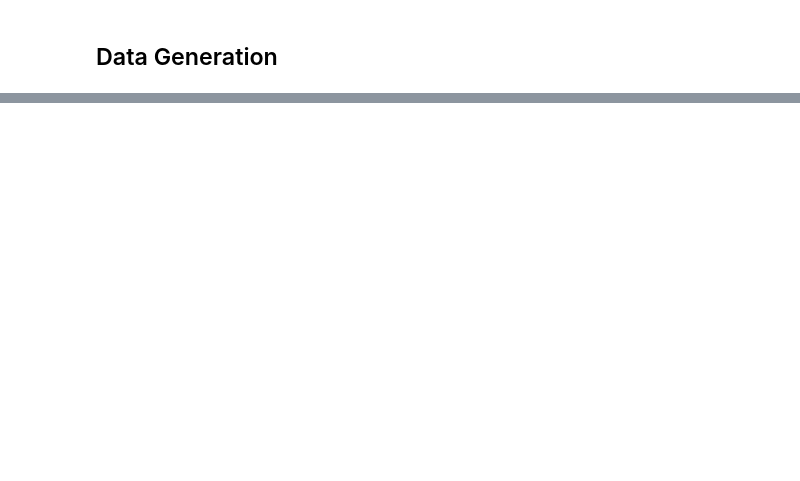
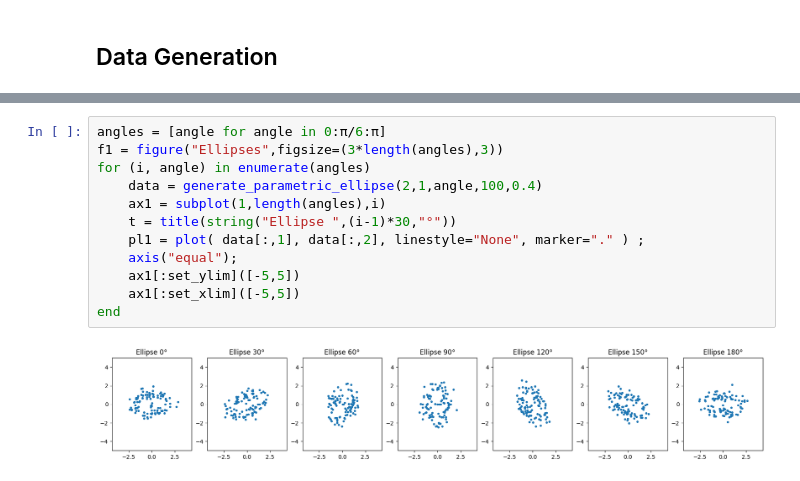
Before and after one commit to AndrewJSchoen/Jupyter, a Jupyter notebook: Tensor.ipynb, the cells around one changed output, grey strips where cells are left out. Saved outputs shown, nothing was run; the diff lists cells and outputs as text; blank space fills up the shorter version.

```diff
--- a/Tensor.ipynb
+++ b/Tensor.ipynb
@@ -29,0 +42,14 @@ end
+# %%
+angles = [angle for angle in 0:π/6:π]
+f1 = figure("Ellipses",figsize=(3*length(angles),3))
+for (i, angle) in enumerate(angles)
+    data = generate_parametric_ellipse(2,1,angle,100,0.4)
+    ax1 = subplot(1,length(angles),i)
+    t = title(string("Ellipse ",(i-1)*30,"°"))
+    pl1 = plot( data[:,1], data[:,2], linestyle="None", marker="." ) ;
+    axis("equal");
+    ax1[:set_ylim]([-5,5])
+    ax1[:set_xlim]([-5,5])
+end
+# %% [output]
+[figure, added]
```
Also changed, not shown: parts of 7 cells of this notebook.
